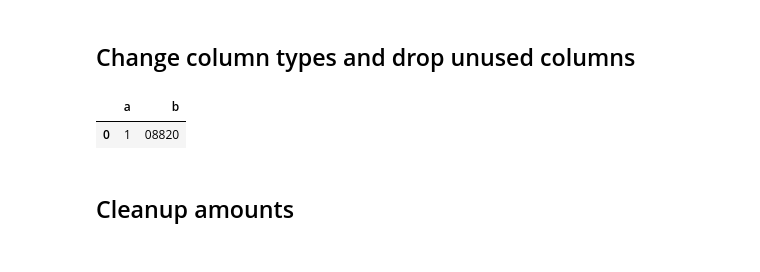
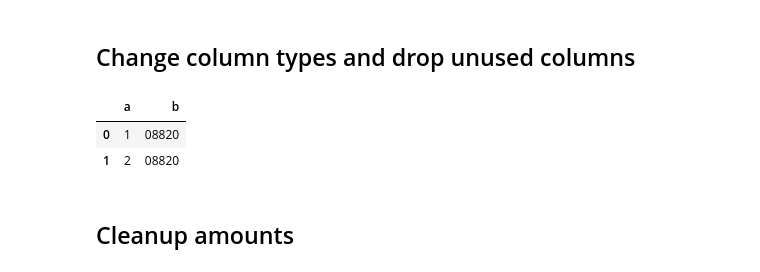
Before and after one commit to sharathmalladi/SEF, a Jupyter notebook: DataCleanup.ipynb, the cells around one changed output. Cells and saved outputs as stored; diff of their text form; code cells hidden in the pictures.

```diff
--- a/DataCleanup.ipynb
+++ b/DataCleanup.ipynb
@@ -82,13 +82,14 @@ df['zipcode'] = df.zipcode_initial.str[0:5]
 # %%
 df['zipcode'] = df.zipcode_initial.str[0:5]
 # %%
-fill_zipcode = lambda x: '0'*(5-len(x)) + x
-x1 = pd.DataFrame([[1, '8820']], columns=['a','b'])
+fill_zipcode = lambda x: '0'*(5-len(str(x))) + str(x)
+x1 = pd.DataFrame([[1, '8820'], [2, 8820]], columns=['a','b'])
 x1.b = x1.b.apply(fill_zipcode)
 x1
 # %% [output]
 |  | a | b |
 | 0 | 1 | 08820 |
+| 1 | 2 | 08820 |
 # %%
 df.zipcode = df.zipcode.apply(fill_zipcode)
 # %% [markdown]
```
Also changed, not shown: parts of 16 cells of this notebook.
